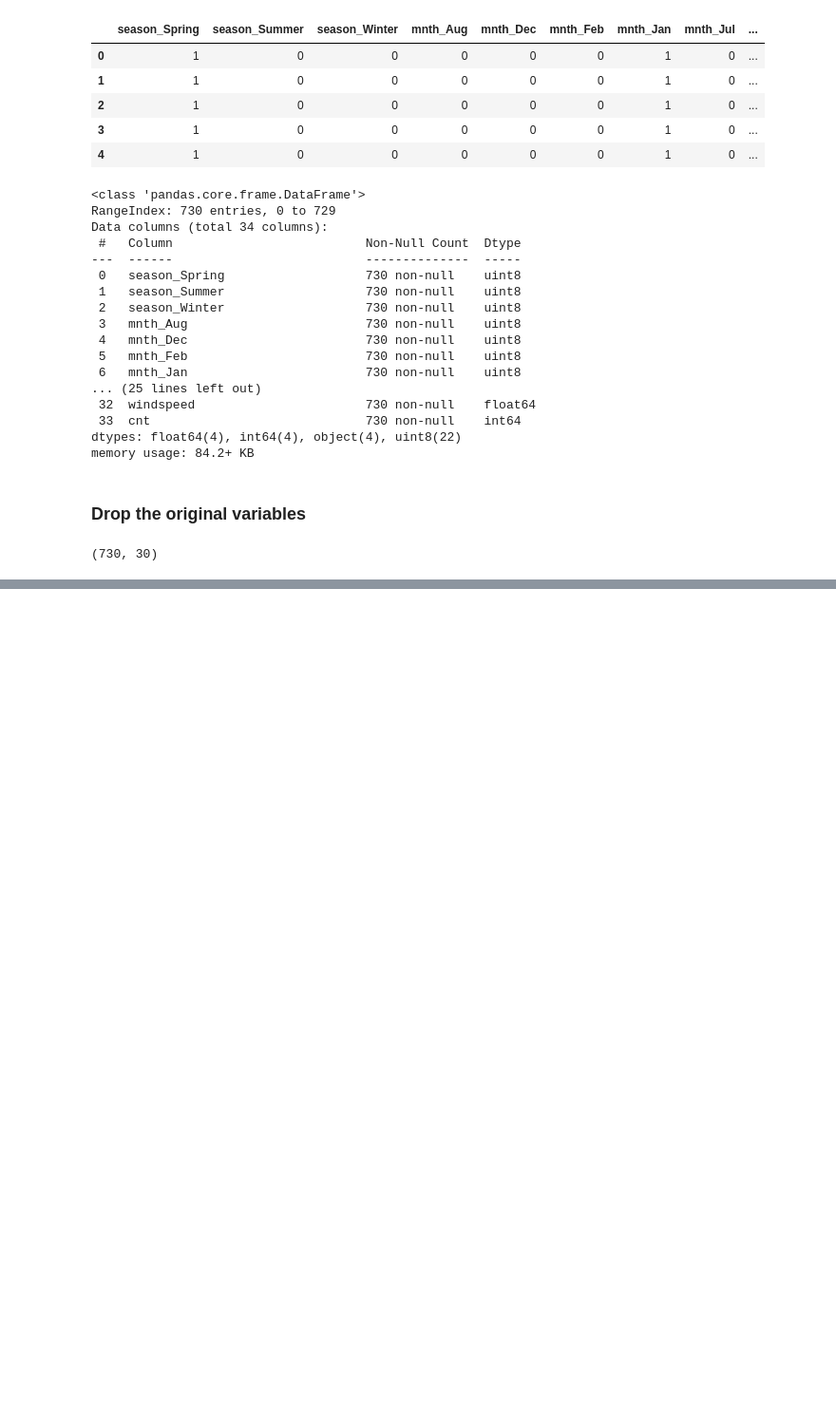
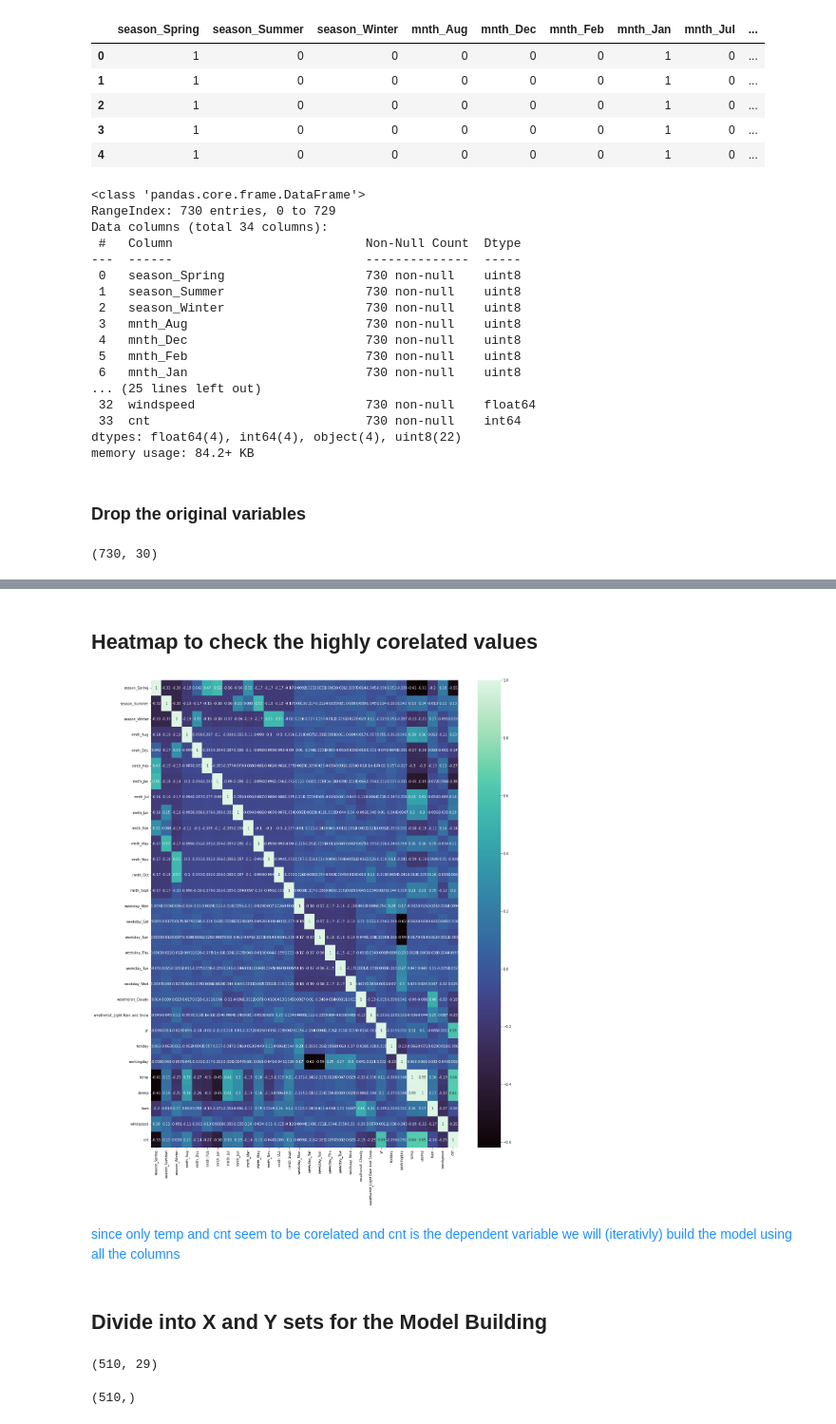
Before and after one commit to taruj/BikeSharing_Assignment, a Jupyter notebook: BikeSharing_Assignment.ipynb, the cells around one changed output, grey strips where cells are left out. Shown at 95% size. Drawn from its saved outputs; the diff is of its cells as text; code cells hidden in the pictures; blank space fills up the shorter version.

```diff
--- a/BikeSharing_Assignment.ipynb
+++ b/BikeSharing_Assignment.ipynb
@@ -435,0 +440,3 @@ bike_data.shape
+# %%
+np.random.seed(0)
+training, testing = train_test_split(bike_data, train_size = 0.7, test_size = 0.3, random_state = 100)
@@ -435,0 +456,6 @@ bike_data.shape
+# %%
+scaler = MinMaxScaler()
+# %%
+num_vars = ['cnt','hum','windspeed','temp','atemp']
+# %%
+training[num_vars] = scaler.fit_transform(training[num_vars])
@@ -435,0 +483,12 @@ bike_data.shape
+# %% [markdown]
+## Heatmap to check the highly corelated values
+# %%
+plt.figure(figsize = (20, 25))
+sns.heatmap(training.corr(), annot = True, cmap = "mako")
+plt.show()
+# %% [output]
+[figure, added]
+# %% [markdown]
+<font color='dodgerblue'> since only temp and cnt seem to be corelated and cnt is the dependent variable we will (iterativly) build the model using all the columns
+# %% [markdown]
+## Divide into X and Y sets for the Model Building
@@ -435,0 +498,8 @@ bike_data.shape
+# %%
+X_train.shape
+# %% [output]
+(510, 29)
+# %%
+y_train.shape
+# %% [output]
+(510,)
```
Also changed, not shown: parts of 33 cells of this notebook.
